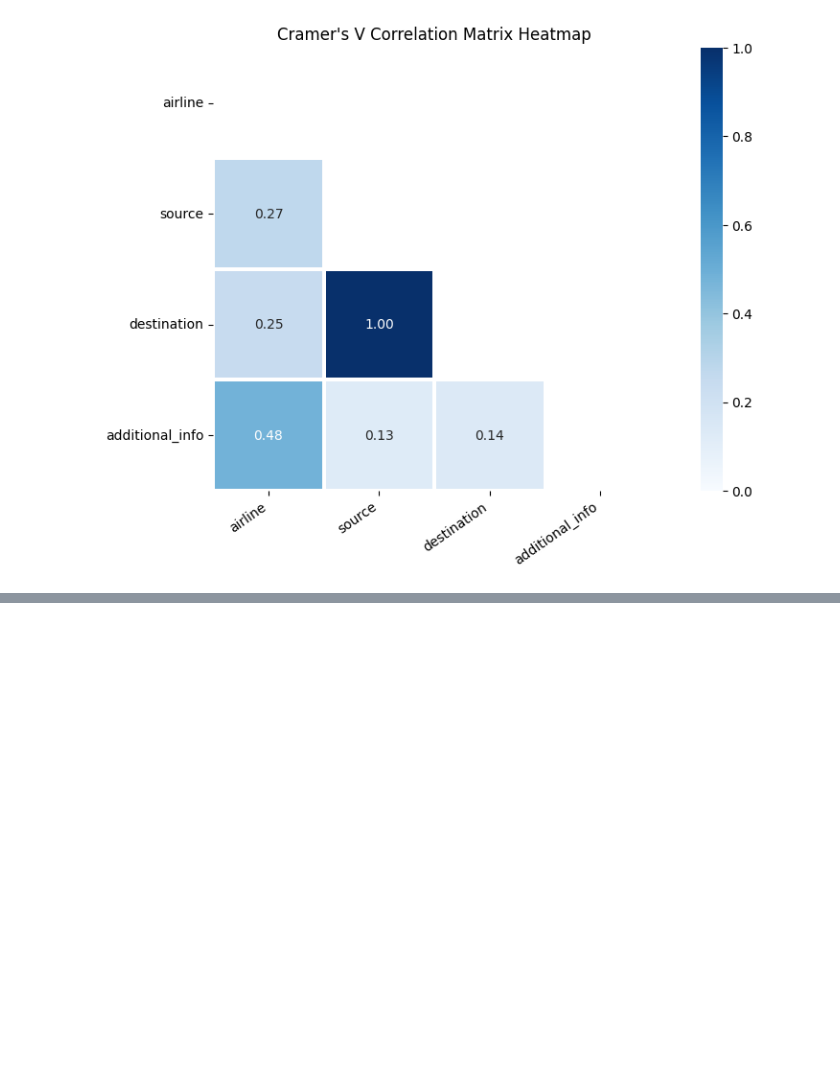
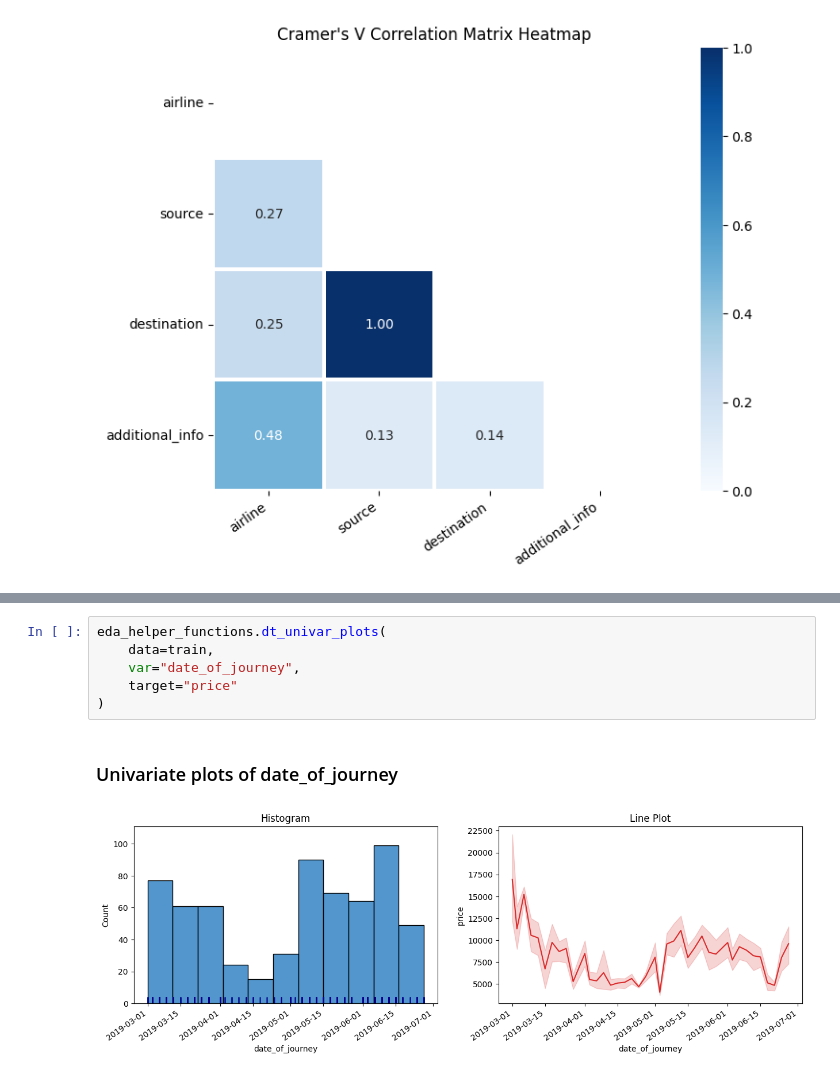
Before and after one commit to MisbahullahSheriff/sagemaker-flight-prices-prediction, a Jupyter notebook: notebooks/eda.ipynb, the cells around one changed output, grey strips where cells are left out. Drawn from its saved outputs; the diff is of its cells as text; blank space fills up the shorter version.

```diff
--- a/notebooks/eda.ipynb
+++ b/notebooks/eda.ipynb
@@ -198,0 +334,9 @@ eda_helper_functions.cramersV_heatmap(train)
+# %%
+eda_helper_functions.dt_univar_plots(
+	data=train,
+	var="date_of_journey",
+	target="price"
+)
+# %% [output]
+Univariate plots of date_of_journey
+[figure, added]
```
Also changed, not shown: parts of 34 cells of this notebook, 2 other files.
